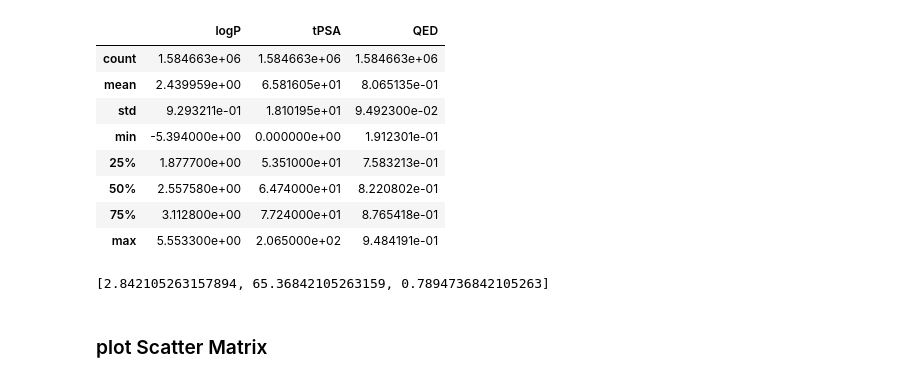
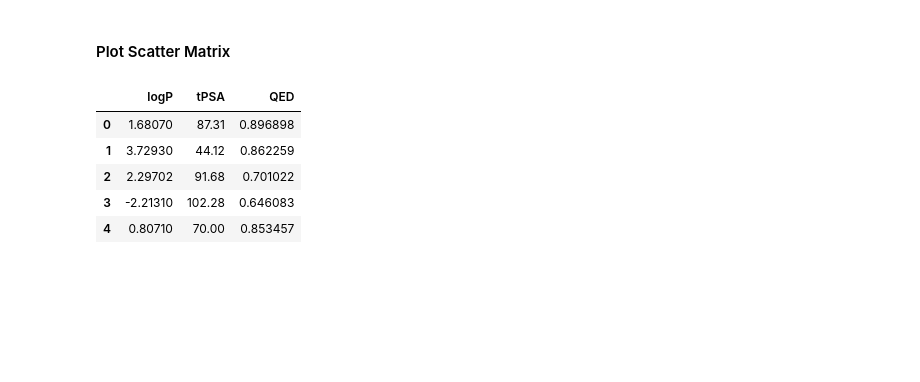
Before and after one commit to chaoting-sun/GCT-Plus, a Jupyter notebook: Plot/data.ipynb, the cells around one changed output. Saved outputs shown, nothing was run; the diff lists cells and outputs as text; code cells hidden in the pictures; blank space fills up the shorter version.

```diff
--- a/Plot/data.ipynb
+++ b/Plot/data.ipynb
@@ -11,19 +144,15 @@ from pandas.plotting import scatter_matrix
+# %% [markdown]
+#### Plot Scatter Matrix
 # %%
-n_samplings = 400000
-prop_name = ['logP', 'tPSA', 'QED']
-file_path = '/fileserver-gamma/chaoting/ML/dataset/moses/raw/train/prop_temp.csv'
+file_path = "/fileserver-gamma/chaoting/ML/dataset/moses/raw/train/prop_temp.csv"
+
+df = pd.read_csv(file_path)
+df = df[property_list]
+df.head()
+# %% [output]
+|  | logP | tPSA | QED |
+| 0 | 1.68070 | 87.31 | 0.896898 |
+| 1 | 3.72930 | 44.12 | 0.862259 |
+| 2 | 2.29702 | 91.68 | 0.701022 |
+| 3 | -2.21310 | 102.28 | 0.646083 |
+| 4 | 0.80710 | 70.00 | 0.853457 |
-# %%
-df = pd.read_csv(file_path)
-# df = df.sample(n=n_samplings)
-df = df[prop_name]
-df.describe()
-# %% [output]
-|  | logP | tPSA | QED |
-| count | 1.584663e+06 | 1.584663e+06 | 1.584663e+06 |
-| mean | 2.439959e+00 | 6.581605e+01 | 8.065135e-01 |
-| std | 9.293211e-01 | 1.810195e+01 | 9.492300e-02 |
-| min | -5.394000e+00 | 0.000000e+00 | 1.912301e-01 |
-| 25% | 1.877700e+00 | 5.351000e+01 | 7.583213e-01 |
-| 50% | 2.557580e+00 | 6.474000e+01 | 8.220802e-01 |
-| 75% | 3.112800e+00 | 7.724000e+01 | 8.765418e-01 |
-| max | 5.553300e+00 | 2.065000e+02 | 9.484191e-01 |
@@ -153,8 +158,0 @@ def plot3d(prop_name, data, figsize=10, s=1, alpha=0.75,
-# %%
-highest_freq_values = plot3d(prop_name, df, figsize=20)
-# [2.842105263157894, 65.36842105263159, 0.7894736842105263]
-highest_freq_values
-# %% [output]
-[2.842105263157894, 65.36842105263159, 0.7894736842105263]
-# %% [markdown]
-### plot Scatter Matrix
```
Also changed, not shown: parts of 25 cells of this notebook, 56 other files.
